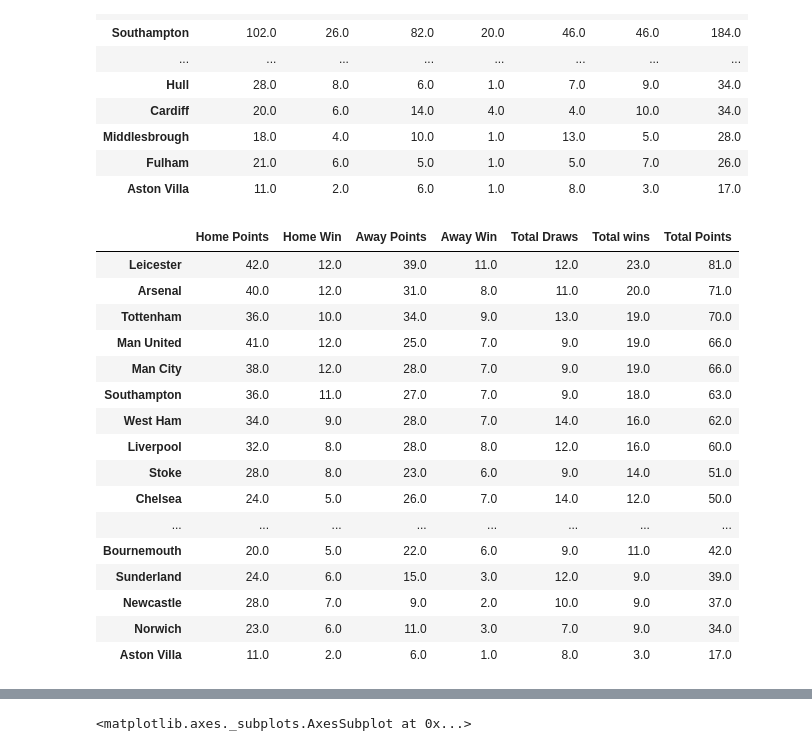
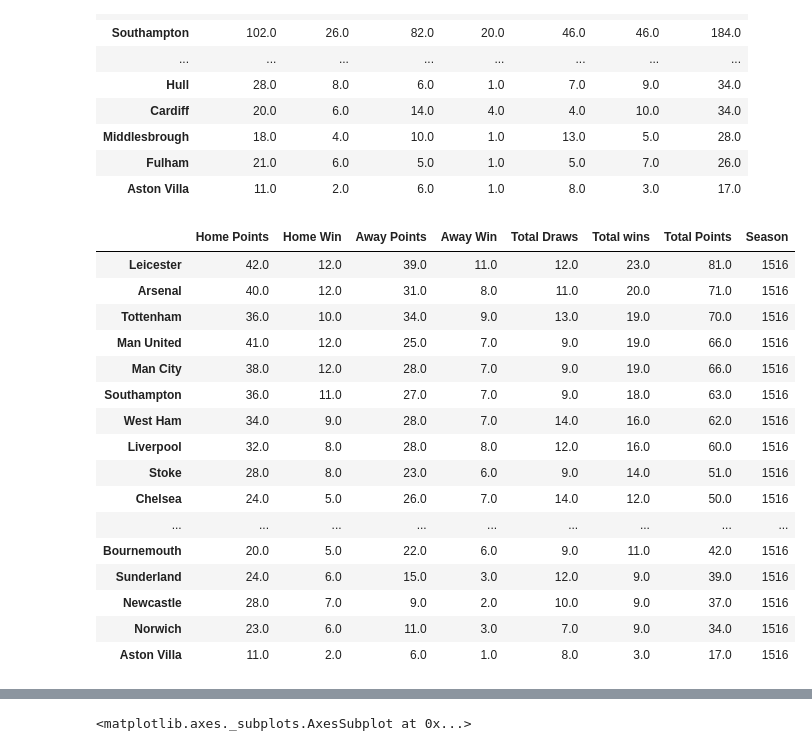
Before and after one commit to ethomps33/Premier_League_Sports_Analysis, a Jupyter notebook: Untitled.ipynb, the cells around one changed output, grey strips where cells are left out. Cells and saved outputs as stored; diff of their text form; code cells hidden in the pictures.

Commit message:
Added season column to all the seperate dfs and then concatenated them. Attempting to group by season

```diff
--- a/Untitled.ipynb
+++ b/Untitled.ipynb
@@ -196,33 +196,34 @@ wins
 # %%
 home16_wins = s16.groupby('HomeTeam')['Home Points' ,'Home Win', 'Draw'].sum()
 away16_wins = s16.groupby('AwayTeam')['Away Points' ,'Away Win', 'Draw'].sum()
 away16_wins = away16_wins.rename(columns={'Draw': 'Away Draws'})
 wins16= pd.concat([home16_wins,away16_wins], axis=1)
 
 wins16['Total Draws'] =wins16['Draw'] +wins16['Away Draws']
 wins16['Total wins'] =wins16['Home Win'] +wins16['Away Win']
 wins16['Total Points'] =wins16['Home Points'] +wins16['Away Points']
 wins16.sort_values('Total Points',ascending=False, inplace=True)
 wins16 =wins16.drop(['Draw', 'Away Draws'], axis=1)
+wins16['Season'] = '1516'
 wins16
 # %% [output]
-|  | Home Points | Home Win | Away Points | Away Win | Total Draws | Total wins | Total Points |
-| Leicester | 42.0 | 12.0 | 39.0 | 11.0 | 12.0 | 23.0 | 81.0 |
-| Arsenal | 40.0 | 12.0 | 31.0 | 8.0 | 11.0 | 20.0 | 71.0 |
-| Tottenham | 36.0 | 10.0 | 34.0 | 9.0 | 13.0 | 19.0 | 70.0 |
-| Man United | 41.0 | 12.0 | 25.0 | 7.0 | 9.0 | 19.0 | 66.0 |
-| Man City | 38.0 | 12.0 | 28.0 | 7.0 | 9.0 | 19.0 | 66.0 |
-| Southampton | 36.0 | 11.0 | 27.0 | 7.0 | 9.0 | 18.0 | 63.0 |
-| West Ham | 34.0 | 9.0 | 28.0 | 7.0 | 14.0 | 16.0 | 62.0 |
-| Liverpool | 32.0 | 8.0 | 28.0 | 8.0 | 12.0 | 16.0 | 60.0 |
-| Stoke | 28.0 | 8.0 | 23.0 | 6.0 | 9.0 | 14.0 | 51.0 |
-| Chelsea | 24.0 | 5.0 | 26.0 | 7.0 | 14.0 | 12.0 | 50.0 |
-| ... | ... | ... | ... | ... | ... | ... | ... |
-| Bournemouth | 20.0 | 5.0 | 22.0 | 6.0 | 9.0 | 11.0 | 42.0 |
-| Sunderland | 24.0 | 6.0 | 15.0 | 3.0 | 12.0 | 9.0 | 39.0 |
-| Newcastle | 28.0 | 7.0 | 9.0 | 2.0 | 10.0 | 9.0 | 37.0 |
-| Norwich | 23.0 | 6.0 | 11.0 | 3.0 | 7.0 | 9.0 | 34.0 |
-| Aston Villa | 11.0 | 2.0 | 6.0 | 1.0 | 8.0 | 3.0 | 17.0 |
+|  | Home Points | Home Win | Away Points | Away Win | Total Draws | Total wins | Total Points | Season |
+| Leicester | 42.0 | 12.0 | 39.0 | 11.0 | 12.0 | 23.0 | 81.0 | 1516 |
+| Arsenal | 40.0 | 12.0 | 31.0 | 8.0 | 11.0 | 20.0 | 71.0 | 1516 |
+| Tottenham | 36.0 | 10.0 | 34.0 | 9.0 | 13.0 | 19.0 | 70.0 | 1516 |
+| Man United | 41.0 | 12.0 | 25.0 | 7.0 | 9.0 | 19.0 | 66.0 | 1516 |
+| Man City | 38.0 | 12.0 | 28.0 | 7.0 | 9.0 | 19.0 | 66.0 | 1516 |
+| Southampton | 36.0 | 11.0 | 27.0 | 7.0 | 9.0 | 18.0 | 63.0 | 1516 |
+| West Ham | 34.0 | 9.0 | 28.0 | 7.0 | 14.0 | 16.0 | 62.0 | 1516 |
+| Liverpool | 32.0 | 8.0 | 28.0 | 8.0 | 12.0 | 16.0 | 60.0 | 1516 |
+| Stoke | 28.0 | 8.0 | 23.0 | 6.0 | 9.0 | 14.0 | 51.0 | 1516 |
+| Chelsea | 24.0 | 5.0 | 26.0 | 7.0 | 14.0 | 12.0 | 50.0 | 1516 |
+| ... | ... | ... | ... | ... | ... | ... | ... | ... |
+| Bournemouth | 20.0 | 5.0 | 22.0 | 6.0 | 9.0 | 11.0 | 42.0 | 1516 |
+| Sunderland | 24.0 | 6.0 | 15.0 | 3.0 | 12.0 | 9.0 | 39.0 | 1516 |
+| Newcastle | 28.0 | 7.0 | 9.0 | 2.0 | 10.0 | 9.0 | 37.0 | 1516 |
+| Norwich | 23.0 | 6.0 | 11.0 | 3.0 | 7.0 | 9.0 | 34.0 | 1516 |
+| Aston Villa | 11.0 | 2.0 | 6.0 | 1.0 | 8.0 | 3.0 | 17.0 | 1516 |
 # %%
 home17_wins = s17.groupby('HomeTeam')['Home Points' ,'Home Win', 'Draw'].sum()
 away17_wins = s17.groupby('AwayTeam')['Away Points' ,'Away Win', 'Draw'].sum()
```
Also changed, not shown: parts of 4 cells of this notebook.
